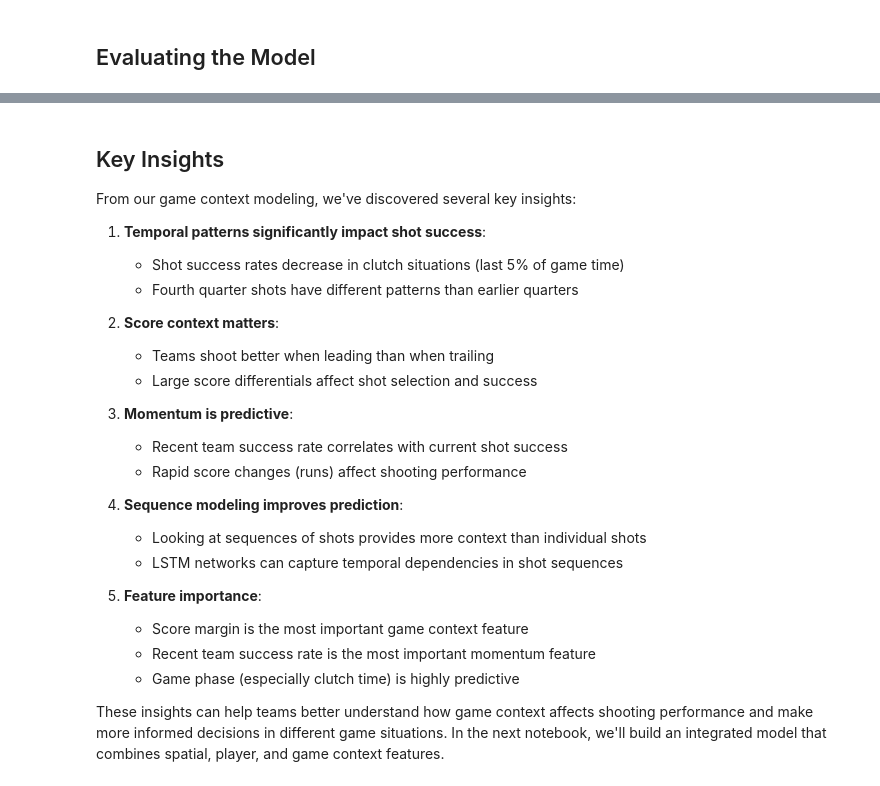
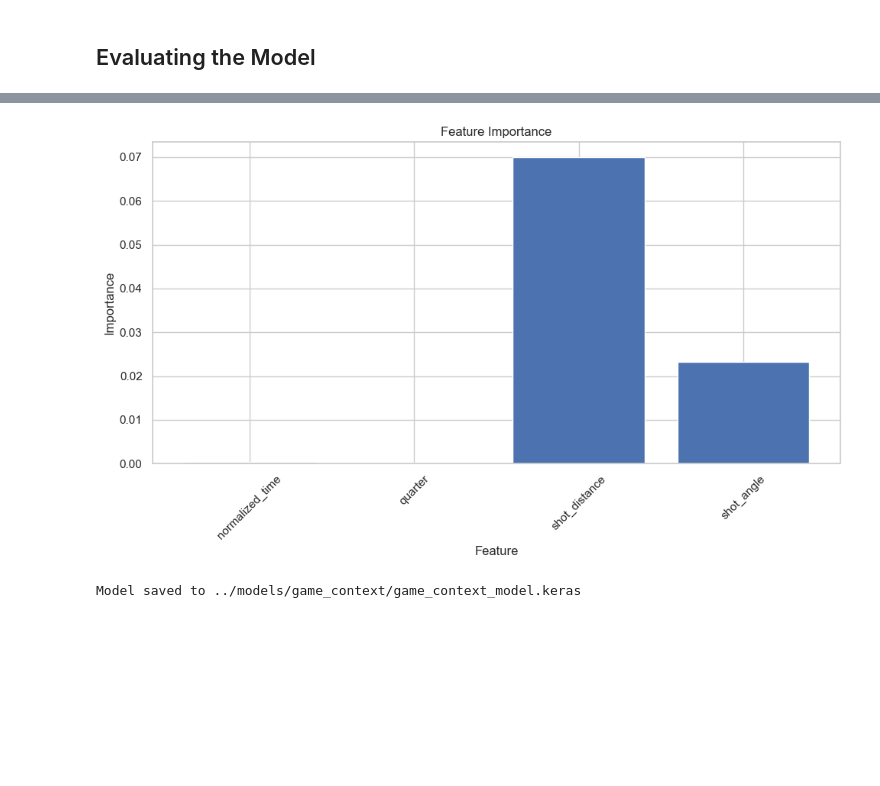
Before and after one commit to lukelittle/csca5642-final-project, a Jupyter notebook: new/09_game_context_model.ipynb, the cells around one changed output, grey strips where cells are left out. Saved outputs shown, nothing was run; the diff lists cells and outputs as text; code cells hidden in the pictures; blank space fills up the shorter version.

```diff
--- a/new/09_game_context_model.ipynb
+++ b/new/09_game_context_model.ipynb
@@ -436,27 +291,39 @@ No model or test data available
-# %% [markdown]
-## Key Insights
-
-From our game context modeling, we've discovered several key insights:
-
-1. **Temporal patterns significantly impact shot success**:
-   - Shot success rates decrease in clutch situations (last 5% of game time)
-   - Fourth quarter shots have different patterns than earlier quarters
-
-2. **Score context matters**:
-   - Teams shoot better when leading than when trailing
-   - Large score differentials affect shot selection and success
-
-3. **Momentum is predictive**:
-   - Recent team success rate correlates with current shot success
-   - Rapid score changes (runs) affect shooting performance
-
-4. **Sequence modeling improves prediction**:
-   - Looking at sequences of shots provides more context than individual shots
-   - LSTM networks can capture temporal dependencies in shot sequences
-
-5. **Feature importance**:
-   - Score margin is the most important game context feature
-   - Recent team success rate is the most important momentum feature
-   - Game phase (especially clutch time) is highly predictive
-
-These insights can help teams better understand how game context affects shooting performance and make more informed decisions in different game situations. In the next notebook, we'll build an integrated model that combines spatial, player, and game context features.
+# %%
+# Feature importance analysis
+if len(model_features) > 0:
+    # Create a simple permutation importance function
+    def permutation_importance(model, X, y, n_repeats=10):
+        baseline_score = model.evaluate(X, y, verbose=0)[1]  # Accuracy
+        importances = []
+
+        for i in range(X.shape[1]):
+            scores = []
+            for _ in range(n_repeats):
+                X_permuted = X.copy()
+                np.random.shuffle(X_permuted[:, i])
+                score = model.evaluate(X_permuted, y, verbose=0)[1]
+                scores.append(baseline_score - score)
+            importances.append(np.mean(scores))
+
+        return importances
+
+    # Calculate feature importance
+    importances = permutation_importance(model, X_test_scaled, y_test, n_repeats=5)
+
+    # Plot feature importance
+    plt.figure(figsize=(10, 6))
+    plt.bar(model_features, importances)
+    plt.title('Feature Importance')
+    plt.xlabel('Feature')
+    plt.ylabel('Importance')
+    plt.xticks(rotation=45)
+    plt.tight_layout()
+    plt.show()
+# %% [output]
+[figure, added]
+# %%
+# Save the model
+model.save(game_context_dir / 'game_context_model.keras')
+print(f"Model saved to {game_context_dir / 'game_context_model.keras'}")
+# %% [output]
+Model saved to ../models/game_context/game_context_model.keras
```
Also changed, not shown: parts of 17 cells of this notebook, 9 other files.
